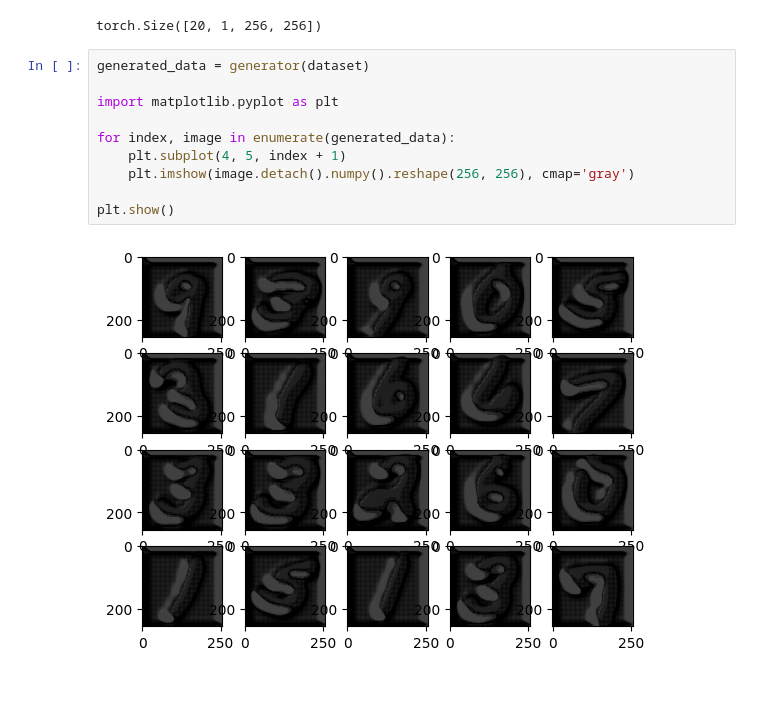
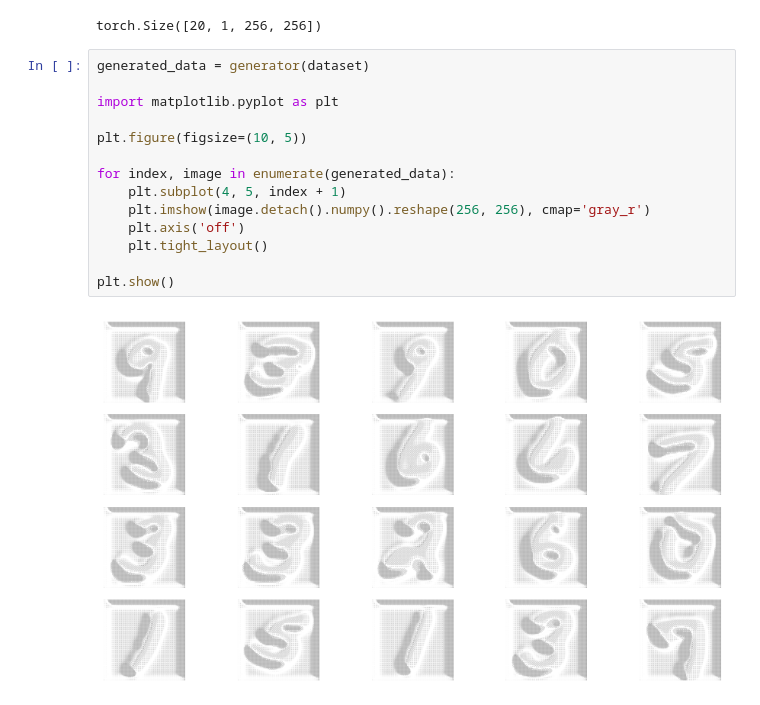
Before and after one commit to atikul-islam-sajib/GPSRGAN, a Jupyter notebook: notebooks/ModelPrototyping.ipynb, the cells around one changed output. Drawn from its saved outputs; the diff is of its cells as text.

```diff
--- a/notebooks/ModelPrototyping.ipynb
+++ b/notebooks/ModelPrototyping.ipynb
@@ -405,12 +405,16 @@ torch.Size([20, 1, 256, 256])
 # %%
 generated_data = generator(dataset)
 
 import matplotlib.pyplot as plt
 
+plt.figure(figsize=(10, 5))
+
 for index, image in enumerate(generated_data):
     plt.subplot(4, 5, index + 1)
-    plt.imshow(image.detach().numpy().reshape(256, 256), cmap='gray')
+    plt.imshow(image.detach().numpy().reshape(256, 256), cmap='gray_r')
+    plt.axis('off')
+    plt.tight_layout()
 
 plt.show()
 # %% [output]
-[figure, old version]
+[figure, new version]
```
